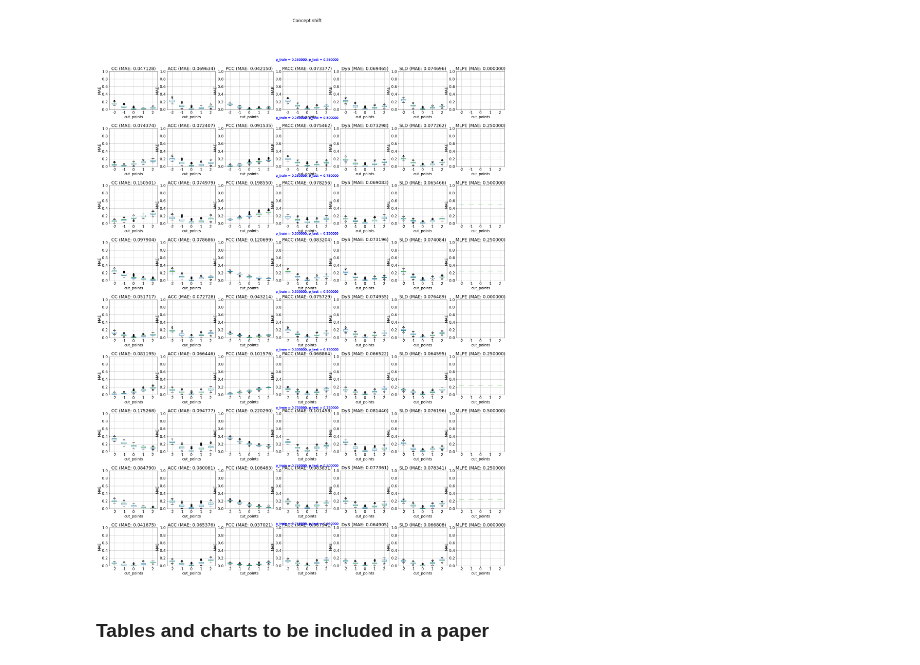
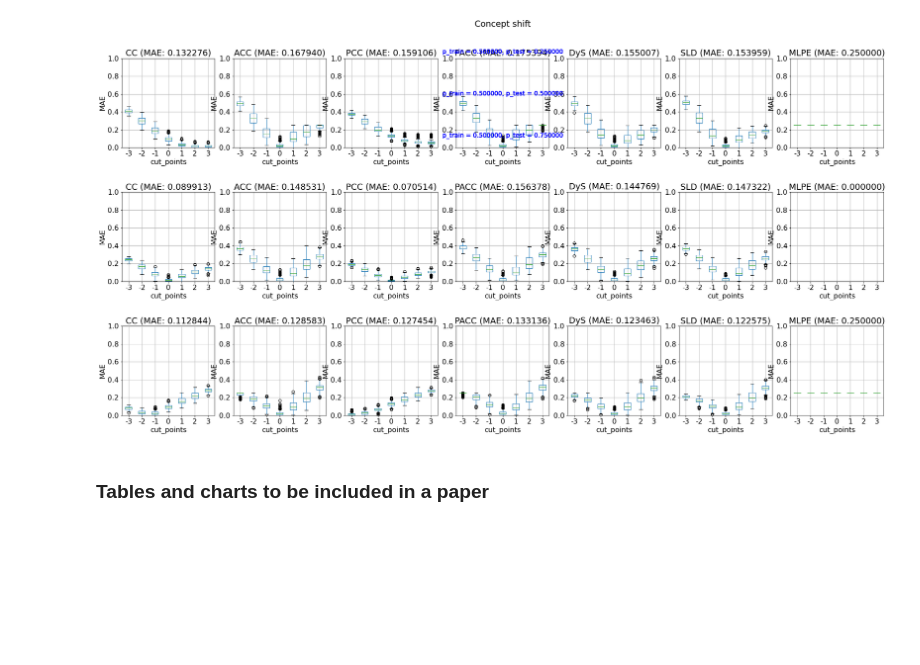
Before and after one commit to pglez82/quant_datasetshift, a Jupyter notebook: analyze_results_concept.ipynb, the cells around one changed output. Drawn from its saved outputs; the diff is of its cells as text; code cells hidden in the pictures; blank space fills up the shorter version.

```diff
--- a/analyze_results_concept.ipynb
+++ b/analyze_results_concept.ipynb
@@ -16,9 +16,9 @@ plt.rcParams['font.size'] = '16'
 export_dir = '/home/pgonzalez/Dropbox/quant_datasetshift/'
 quantificators = ["CC", "ACC", "PCC", "PACC", "DyS", "SLD","MLPE"]
 error = "MAE"
-ps_train = [0.25, 0.5, 0.75]
+ps_train = [0.5]
 ps_test = [0.25, 0.5, 0.75]
-dateexperiment = "2022_07_26_01_57"
+dateexperiment = "2022_09_26_14_58"
 
 
 results_dict={}
@@ -95,21 +101,21 @@ Results for method SLD. p_train: 0.250000. p_test: 0.250000. MAE: 0.074696
 # %%
-fig, ax = plt.subplots(len(ps_test)*len(ps_train),len(quantificators),figsize=(30,40))
+fig, ax = plt.subplots(len(ps_test)*len(ps_train),len(quantificators),figsize=(30,15))
 plt.subplots_adjust(hspace=0.5)
 for i, p_train in enumerate(ps_train):
     for j, p_test in enumerate(ps_test):
         for k,quant_name in enumerate(quantificators):
             exp_id = "%s_%f_%f" % (quant_name,p_train,p_test)
             row = i*len(ps_train)+j
             results = results_dict[quant_name]
             results = results.loc[(results['p_test'] == p_test) & (results['p_train'] == p_train)]
             ax[row][k].set_ylim(0, 1)
             ax[row][k].set_ylabel(error)
             results.boxplot(ax=ax[row][k],column='MAE',by='cut_points')
             plt.suptitle('Concept shift')
             ax[row][k].set_title("%s (%s: %f)"  % (quant_name,'MAE',mean_error_methods[exp_id]))
             plt.figtext(0.5,0.92-((i*len(ps_train)+j)*0.088), "p_train = %f, p_test = %f" % (p_train,p_test), ha="center", va="top", fontsize=14, color="b")
 # %% [output]
-[figure, old version]
+[figure, new version]
 # %% [markdown]
 ### Tables and charts to be included in a paper
 # %%
```
Also changed, not shown: parts of 4 cells of this notebook, 4 other files.
